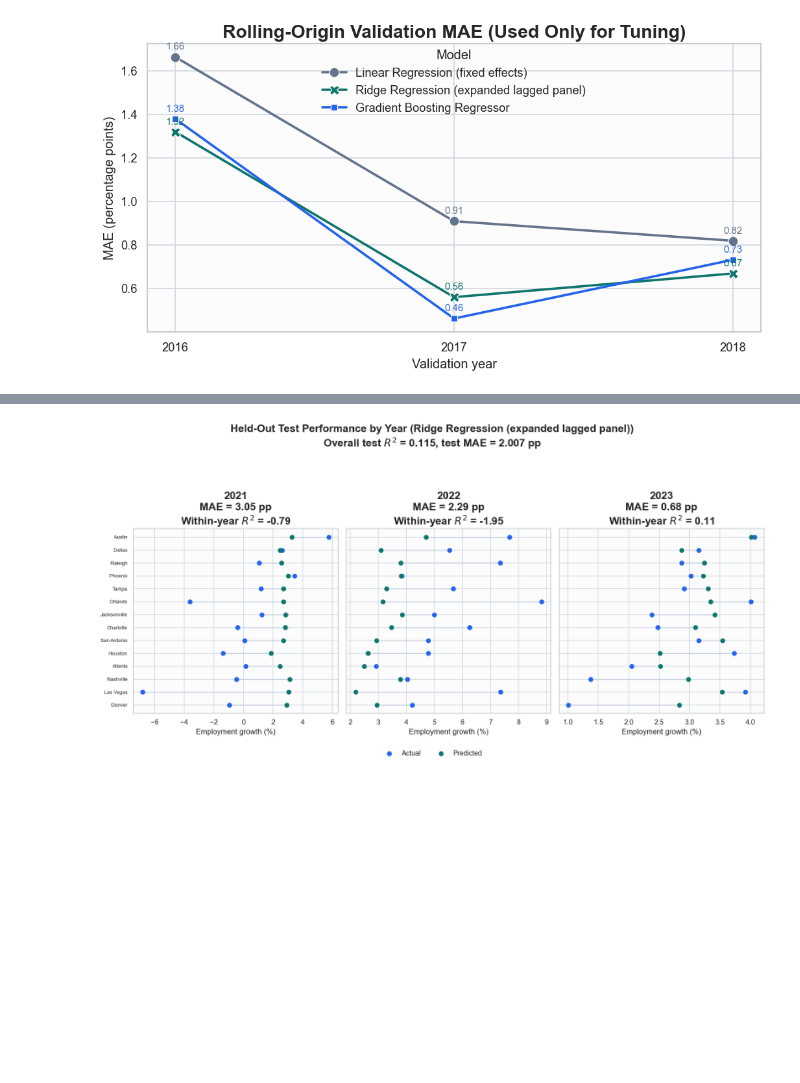
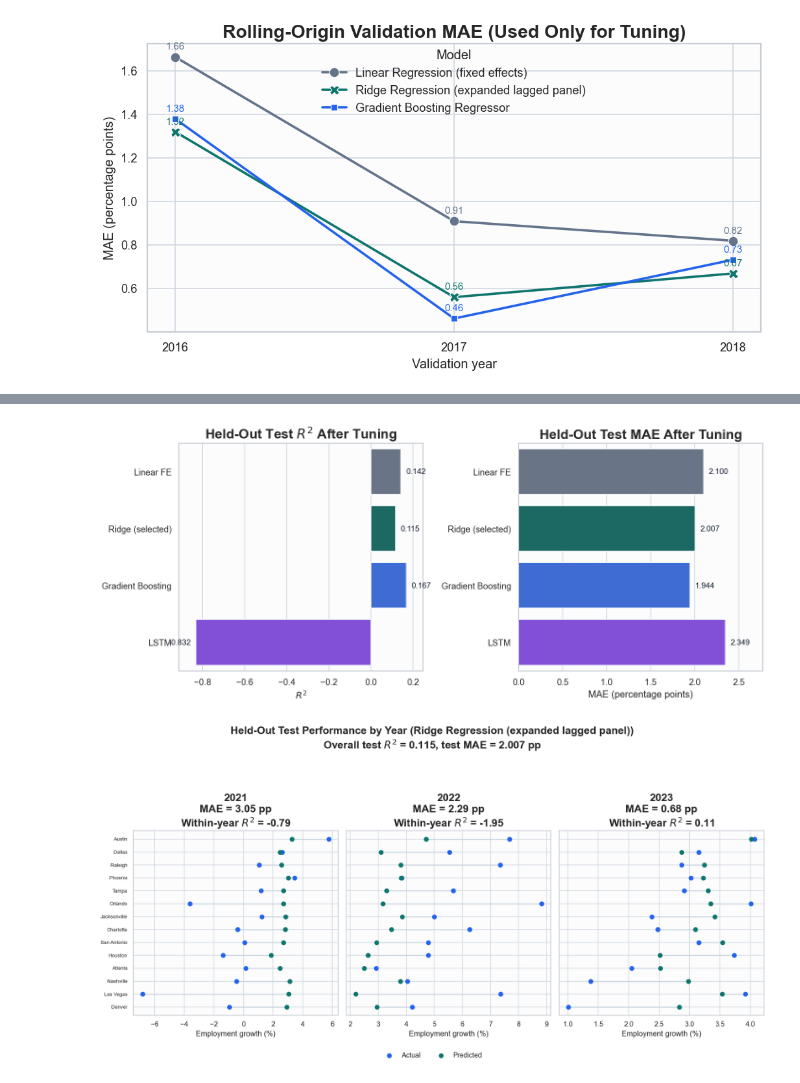
Before and after one commit to cathyliu0510/209b_Final_Project, a Jupyter notebook: Jenny_baseline_model_selection_and_justification.ipynb, the cells around one changed output, grey strips where cells are left out. Cells and saved outputs as stored; diff of their text form; code cells hidden in the pictures; blank space fills up the shorter version.

Commit message:
Add LSTM baseline and update figures

```diff
--- a/Jenny_baseline_model_selection_and_justification.ipynb
+++ b/Jenny_baseline_model_selection_and_justification.ipynb
@@ -120,6 +123,7 @@ model_palette = {
     "Linear Regression (fixed effects)": "#64748b",
     "Ridge Regression (expanded lagged panel)": "#0f766e",
     "Gradient Boosting Regressor": "#2563eb",
+    "LSTM": "#7C3AED",
 }
 
 diagnostic_palette = {
@@ -1538,3 +1628,73 @@ plt.show()
+# %%
+def annotate_bars(ax, decimals=3):
+    xmin, xmax = ax.get_xlim()
+    offset = 0.02 * (xmax - xmin)
+    for patch in ax.patches:
+        value = patch.get_width()
+        y = patch.get_y() + patch.get_height() / 2
+        ax.text(
+            value + offset if value >= 0 else value - offset,
+            y,
+            f"{value:.{decimals}f}",
+            ha="left" if value >= 0 else "right",
+            va="center",
+            fontsize=10,
+            color="#0f172a",
+        )
+
+
+plot_order = comparison_results["Model"].tolist()
+plot_labels = {
+    "Linear Regression (fixed effects)": "Linear FE",
+    "Ridge Regression (expanded lagged panel)": "Ridge",
+    "Gradient Boosting Regressor": "Gradient Boosting",
+    "LSTM": "LSTM",
+}
+plot_labels[benchmark_model_name] = f"{plot_labels[benchmark_model_name]} (selected)"
+comparison_plot = comparison_results.copy()
+comparison_plot["Plot label"] = comparison_plot["Model"].map(plot_labels)
+
+fig, axes = plt.subplots(1, 2, figsize=(12, 5.2))
+
+sns.barplot(
+    data=comparison_plot,
+    y="Plot label",
+    x="Test R2",
+    order=[plot_labels[name] for name in plot_order],
+    hue="Model",
+    palette=model_palette,
+    legend=False,
+    ax=axes[0],
+)
+axes[0].set_title("Held-Out Test $R^2$ After Tuning")
+axes[0].set_xlabel("$R^2$")
+axes[0].set_ylabel("")
+r2_min = comparison_results["Test R2"].min()
+r2_max = comparison_results["Test R2"].max()
+axes[0].set_xlim(min(r2_min - 0.08, 0), r2_max + 0.08)
+annotate_bars(axes[0], decimals=3)
+
+sns.barplot(
+    data=comparison_plot,
+    y="Plot label",
+    x="Test MAE",
+    order=[plot_labels[name] for name in plot_order],
+    hue="Model",
+    palette=model_palette,
+    legend=False,
+    ax=axes[1],
+)
+axes[1].set_title("Held-Out Test MAE After Tuning")
+axes[1].set_xlabel("MAE (percentage points)")
+axes[1].set_ylabel("")
+axes[1].set_xlim(0, comparison_results["Test MAE"].max() * 1.18)
+annotate_bars(axes[1], decimals=3)
+
+plt.tight_layout()
+plt.savefig(FIGURES_DIR / "07_baseline_model_comparison.png", dpi=220, bbox_inches="tight", facecolor="white")
+plt.show()
+# %% [output]
+[figure, added]
 # %%
 benchmark_model = fitted_models[benchmark_model_name]
 benchmark_test_pred = prediction_store[(benchmark_model_name, "Test")]
```
Also changed, not shown: parts of 10 cells of this notebook, 6 other files.
